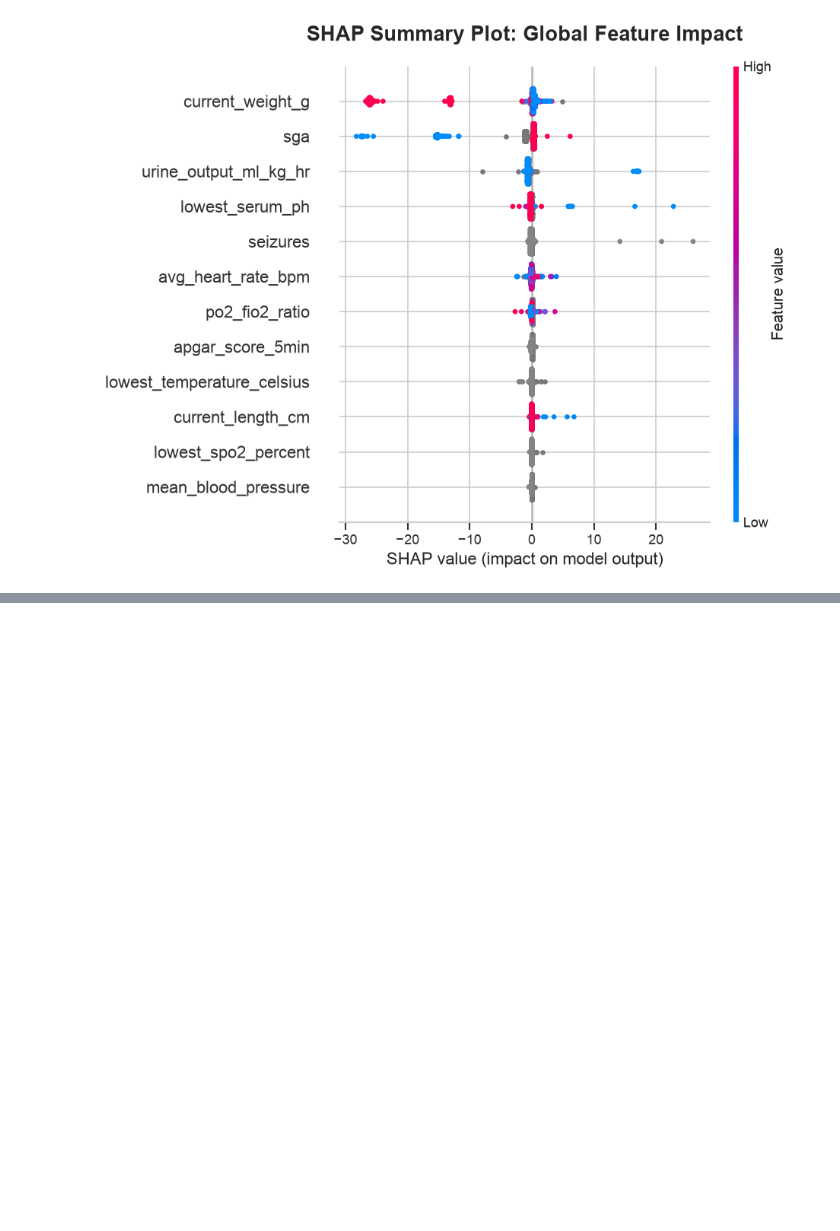
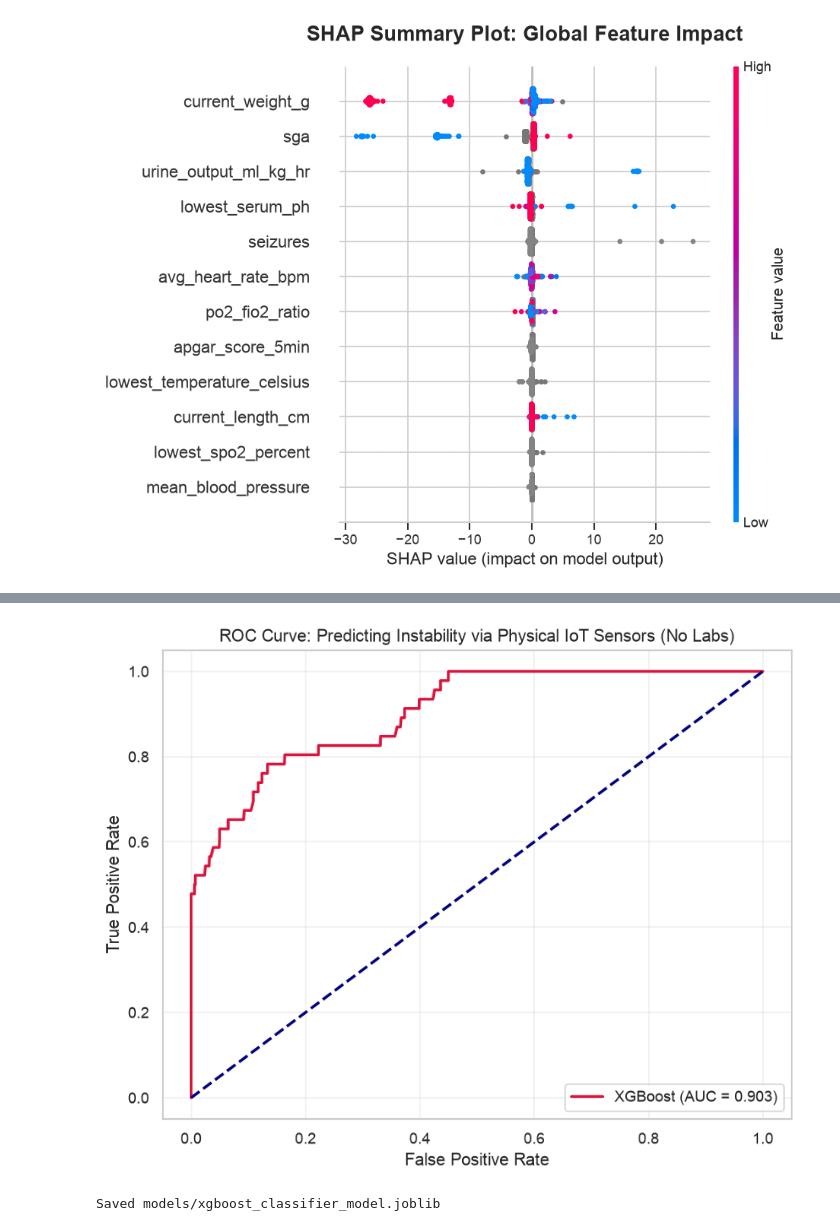
Before and after one commit to sckirl/SmartBabyScale, a Jupyter notebook: MachineLearning/SmartBabyScale_Training.ipynb, the cells around one changed output, grey strips where cells are left out. Saved outputs shown, nothing was run; the diff lists cells and outputs as text; code cells hidden in the pictures; blank space fills up the shorter version.

```diff
--- a/MachineLearning/SmartBabyScale_Training.ipynb
+++ b/MachineLearning/SmartBabyScale_Training.ipynb
@@ -385,2 +395,71 @@ plt.show()
 # %% [output]
 [figure]
+# %%
+import xgboost as xgb
+from sklearn.metrics import roc_auc_score, classification_report, roc_curve
+
+print("\n--- Reviewer Rebuttal: IoT Sensor-Only Classifier ---")
+df['is_unstable'] = (df['snappe_ii_score'] >= 30).astype(int)
+
+# Strictly physical IoT sensors (NO LABS)
+sensor_cols = [
+    'current_weight_g',
+    'current_length_cm',
+    'lowest_temperature_celsius',
+    'avg_heart_rate_bpm',
+    'lowest_spo2_percent',
+    'urine_output_ml_kg_hr'
+]
+
+X_clf = df[sensor_cols]
+y_clf = df['is_unstable']
+
+# Patient-Wise Isolation
+gss_clf = GroupShuffleSplit(n_splits=1, test_size=0.2, random_state=42)
+train_idx_clf, test_idx_clf = next(gss_clf.split(X_clf, y_clf, groups=df['SUBJECT_ID']))
+
+X_train_clf, y_train_clf = X_clf.iloc[train_idx_clf], y_clf.iloc[train_idx_clf]
+X_test_clf, y_test_clf = X_clf.iloc[test_idx_clf], y_clf.iloc[test_idx_clf]
+
+pos_count = y_train_clf.sum()
+neg_count = len(y_train_clf) - pos_count
+spw = neg_count / pos_count if pos_count > 0 else 1.0
+
+clf_model = xgb.XGBClassifier(
+    n_estimators=100,
+    max_depth=5,
+    learning_rate=0.05,
+    random_state=42,
+    scale_pos_weight=spw,
+    eval_metric='auc'
+)
+
+clf_model.fit(X_train_clf, y_train_clf)
+
+y_pred_proba = clf_model.predict_proba(X_test_clf)[:, 1]
+y_pred = clf_model.predict(X_test_clf)
+
+auc = roc_auc_score(y_test_clf, y_pred_proba)
+
+print(f"Instability prevalence: {df['is_unstable'].mean()*100:.2f}%")
+print(f"ROC-AUC Score: {auc:.4f}")
+print("\nClassification Report:")
+print(classification_report(y_test_clf, y_pred))
+
+# Generate and save ROC Curve
+fpr, tpr, _ = roc_curve(y_test_clf, y_pred_proba)
+plt.figure(figsize=(8, 6))
+plt.plot(fpr, tpr, color='crimson', lw=2, label=f'XGBoost (AUC = {auc:.3f})')
+plt.plot([0, 1], [0, 1], color='navy', lw=2, linestyle='--')
+plt.xlabel('False Positive Rate')
+plt.ylabel('True Positive Rate')
+plt.title('ROC Curve: Predicting Instability via Physical IoT Sensors (No Labs)')
+plt.legend(loc="lower right")
+plt.grid(alpha=0.3)
+plt.savefig('rebuttal_roc_curve.png', dpi=300)
+plt.show()
+
+# Dump the classifier model to disk
+joblib.dump(clf_model, 'models/xgboost_classifier_model.joblib')
+print("Saved models/xgboost_classifier_model.joblib")
+# %% [output]
@@ -386,0 +479,2 @@ plt.show()
+[figure, added]
+Saved models/xgboost_classifier_model.joblib
```
Also changed, not shown: parts of 4 cells of this notebook, 7 other files.
